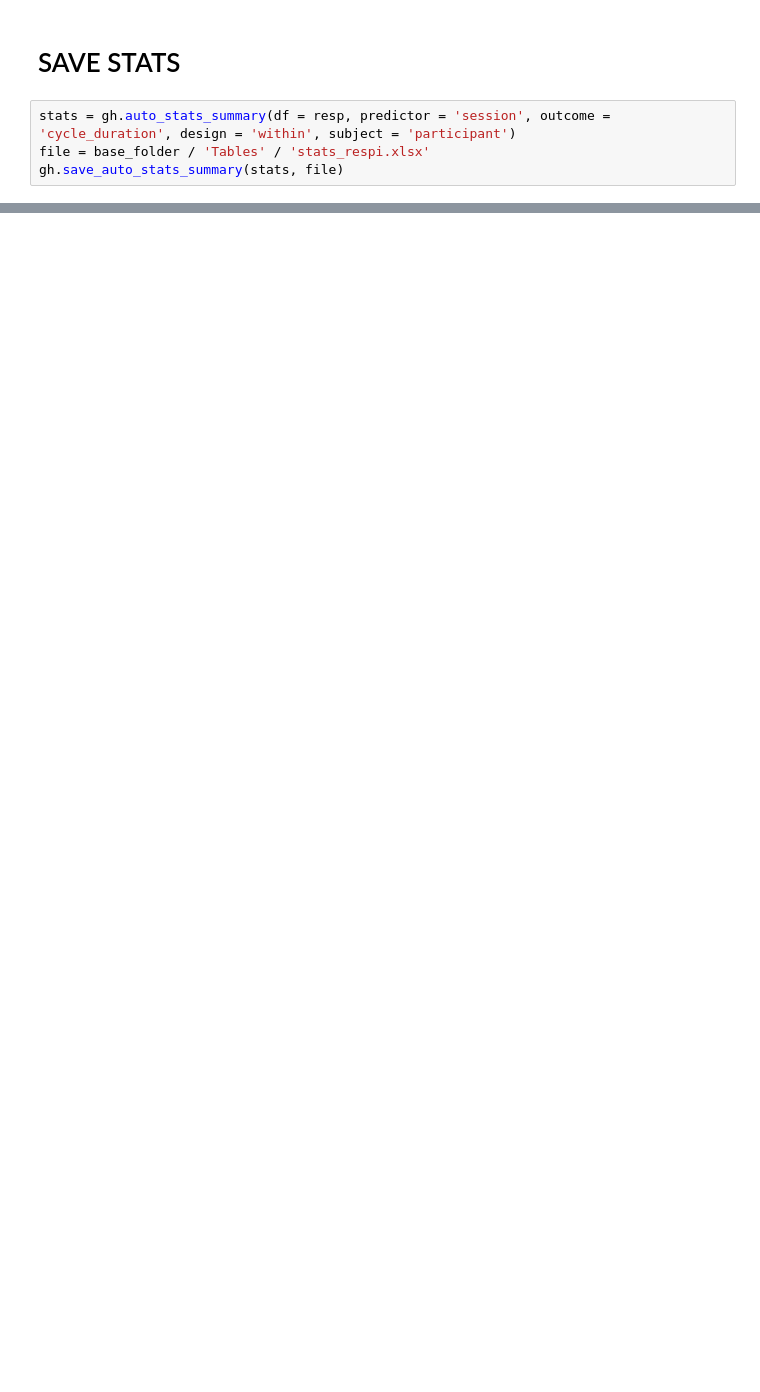
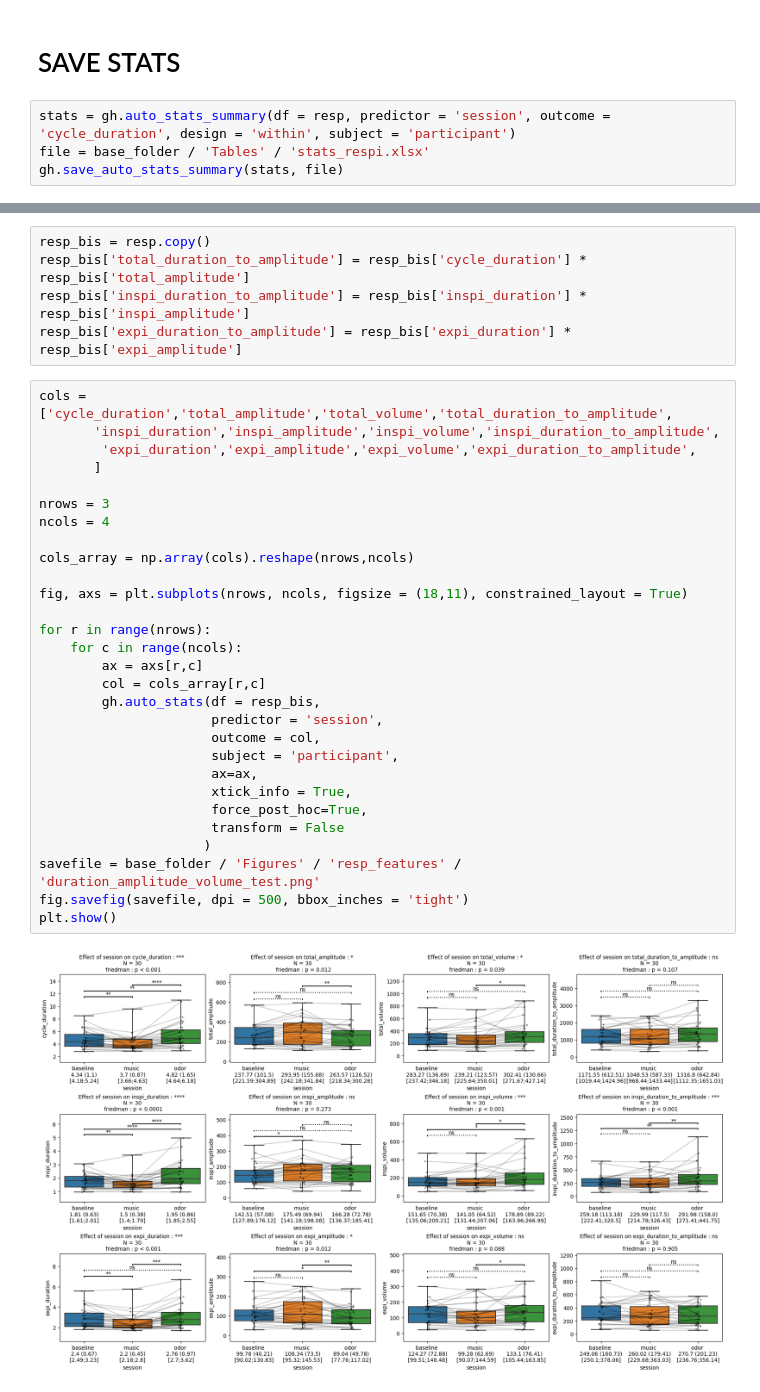
Before and after one commit to ValentinGhibaudo/Emosens_3, a Jupyter notebook: stats_resp_features.ipynb, the cells around one changed output, grey strips where cells are left out. Drawn from its saved outputs; the diff is of its cells as text; blank space fills up the shorter version.

```diff
--- a/stats_resp_features.ipynb
+++ b/stats_resp_features.ipynb
@@ -199,0 +202,36 @@ gh.save_auto_stats_summary(stats, file)
+# %%
+resp_bis = resp.copy()
+resp_bis['total_duration_to_amplitude'] = resp_bis['cycle_duration'] * resp_bis['total_amplitude']
+resp_bis['inspi_duration_to_amplitude'] = resp_bis['inspi_duration'] * resp_bis['inspi_amplitude']
+resp_bis['expi_duration_to_amplitude'] = resp_bis['expi_duration'] * resp_bis['expi_amplitude']
+# %%
+cols = ['cycle_duration','total_amplitude','total_volume','total_duration_to_amplitude',
+       'inspi_duration','inspi_amplitude','inspi_volume','inspi_duration_to_amplitude',
+        'expi_duration','expi_amplitude','expi_volume','expi_duration_to_amplitude',
+       ]
+
+nrows = 3
+ncols = 4
+
+cols_array = np.array(cols).reshape(nrows,ncols)
+
+fig, axs = plt.subplots(nrows, ncols, figsize = (18,11), constrained_layout = True)
+
+for r in range(nrows):
+    for c in range(ncols):
+        ax = axs[r,c]
+        col = cols_array[r,c]
+        gh.auto_stats(df = resp_bis,
+                      predictor = 'session',
+                      outcome = col,
+                      subject = 'participant',
+                      ax=ax,
+                      xtick_info = True,
+                      force_post_hoc=True,
+                      transform = False
+                     )
+savefile = base_folder / 'Figures' / 'resp_features' / 'duration_amplitude_volume_test.png'
+fig.savefig(savefile, dpi = 500, bbox_inches = 'tight')
+plt.show()
+# %% [output]
+[figure, added]
```
Also changed, not shown: parts of 5 cells of this notebook, 2 other files.
